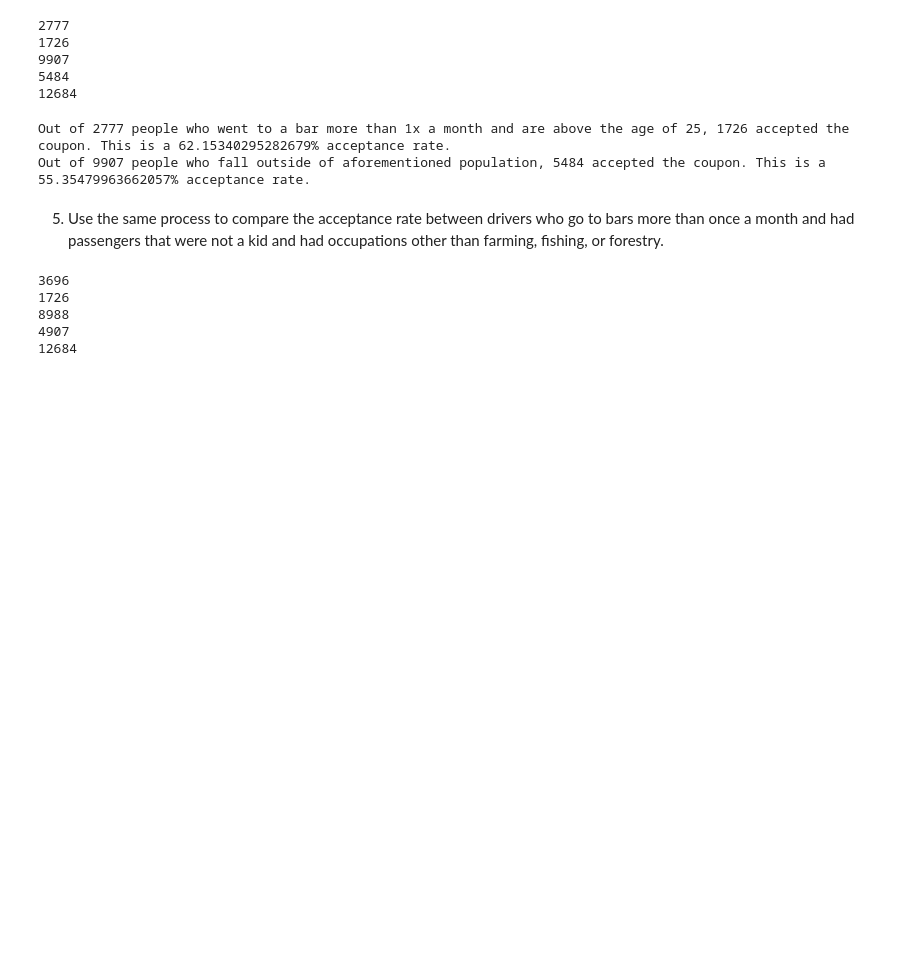
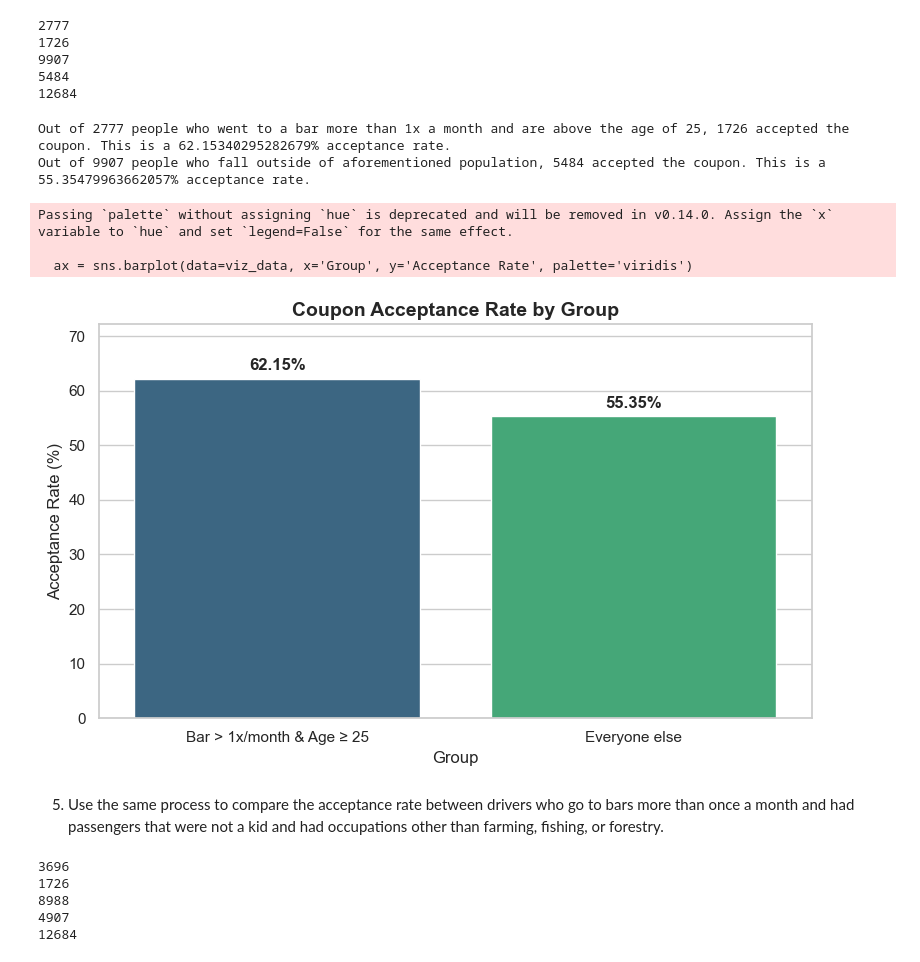
Before and after one commit to nbardhan/Will-the-Customer-Accept-the-Coupon-, a Jupyter notebook: prompt.ipynb, the cells around one changed output. Cells and saved outputs as stored; diff of their text form; code cells hidden in the pictures; blank space fills up the shorter version.

```diff
--- a/prompt.ipynb
+++ b/prompt.ipynb
@@ -409,6 +463,39 @@ print(f"Out of {g2_total} people who fall outside of aforementioned population,
 # %% [output]
 Out of 2777 people who went to a bar more than 1x a month and are above the age of 25, 1726 accepted the coupon. This is a 62.15340295282679% acceptance rate.
 Out of 9907 people who fall outside of aforementioned population, 5484 accepted the coupon. This is a 55.35479963662057% acceptance rate.
+# %%
+# Data for visualization
+viz_data = pd.DataFrame({
+    'Group': ['Bar > 1x/month & Age ≥ 25', 'Everyone else'],
+    'Acceptance Rate': [g1_acceptance_rate * 100, g2_acceptance_rate * 100]
+})
+
+# Set the visual style
+sns.set(style="whitegrid")
+
+# Create barplot
+plt.figure(figsize=(8, 5))
+ax = sns.barplot(data=viz_data, x='Group', y='Acceptance Rate', palette='viridis')
+
+# Add text labels on top of bars
+for i, bar in enumerate(ax.patches):
+    height = bar.get_height()
+    ax.text(bar.get_x() + bar.get_width()/2, height + 1,
+            f"{height:.2f}%", ha='center', va='bottom', fontsize=12, fontweight='bold')
+
+# Titles and labels
+plt.title('Coupon Acceptance Rate by Group', fontsize=14, fontweight='bold')
+plt.ylim(0, max(viz_data['Acceptance Rate']) + 10)
+plt.ylabel('Acceptance Rate (%)')
+plt.xlabel('Group')
+
+plt.tight_layout()
+plt.show()
+# %% [output]
+Passing `palette` without assigning `hue` is deprecated and will be removed in v0.14.0. Assign the `x` variable to `hue` and set `legend=False` for the same effect.
+
+  ax = sns.barplot(data=viz_data, x='Group', y='Acceptance Rate', palette='viridis')
+[figure, added]
 # %% [markdown]
 5. Use the same process to compare the acceptance rate between drivers who go to bars more than once a month and had passengers that were not a kid and had occupations other than farming, fishing, or forestry.
 # %%
```
Also changed, not shown: parts of 4 cells of this notebook.
